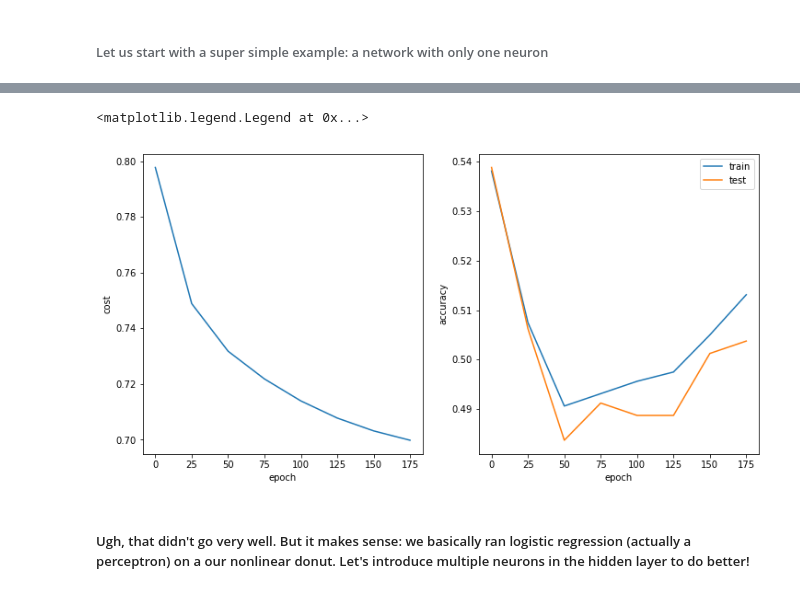
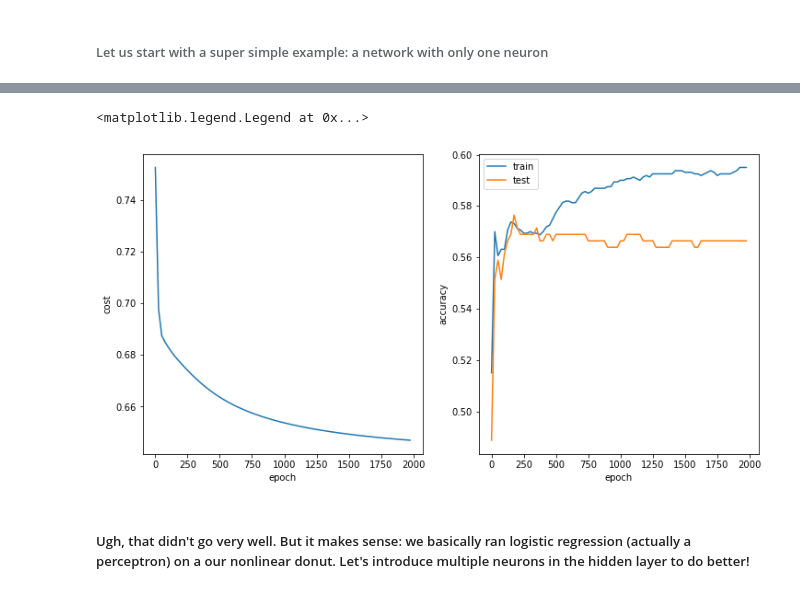
Before and after one commit to adrian-soto/tensorflow-crash, a Jupyter notebook: neural_net_exercise.ipynb, the cells around one changed output, grey strips where cells are left out. Drawn from its saved outputs; the diff is of its cells as text; code cells hidden in the pictures.

```diff
--- a/neural_net_exercise.ipynb
+++ b/neural_net_exercise.ipynb
@@ -172,7 +172,7 @@ if plotdata:
 
 # Learning parameters
 learning_rate = 0.001
-training_epochs = 200
+training_epochs = 2000
 batch_size = 250
 
 # Optimization
@@ -340,5 +346,5 @@ Test accuracy : 0.508772
 <matplotlib.legend.Legend at 0x...>
-[figure, old version]
+[figure, new version]
 # %% [markdown]
 ##### Ugh, that didn't go very well. But it makes sense: we basically ran logistic regression (actually a perceptron) on a our nonlinear donut. Let's introduce multiple neurons in the hidden layer to do better!
 # %%
```
Also changed, not shown: parts of 1 cell of this notebook.
